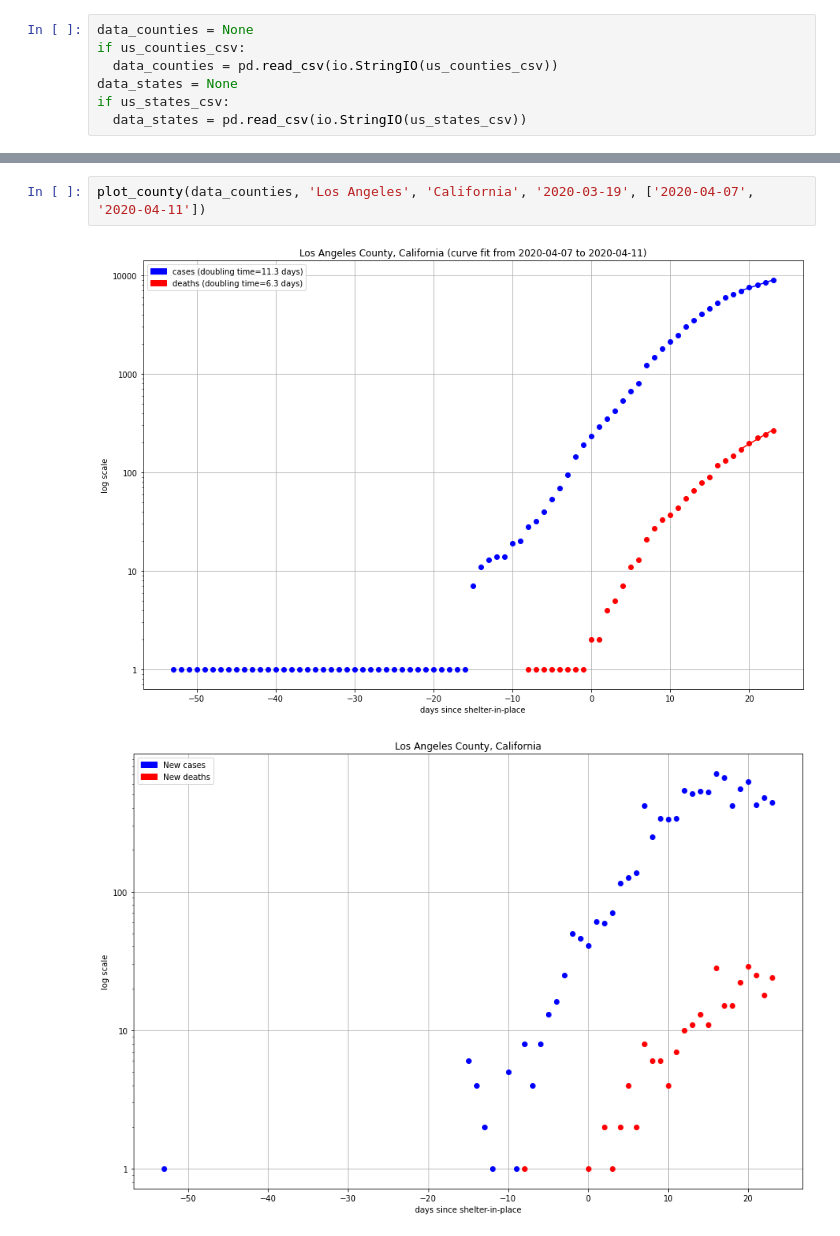
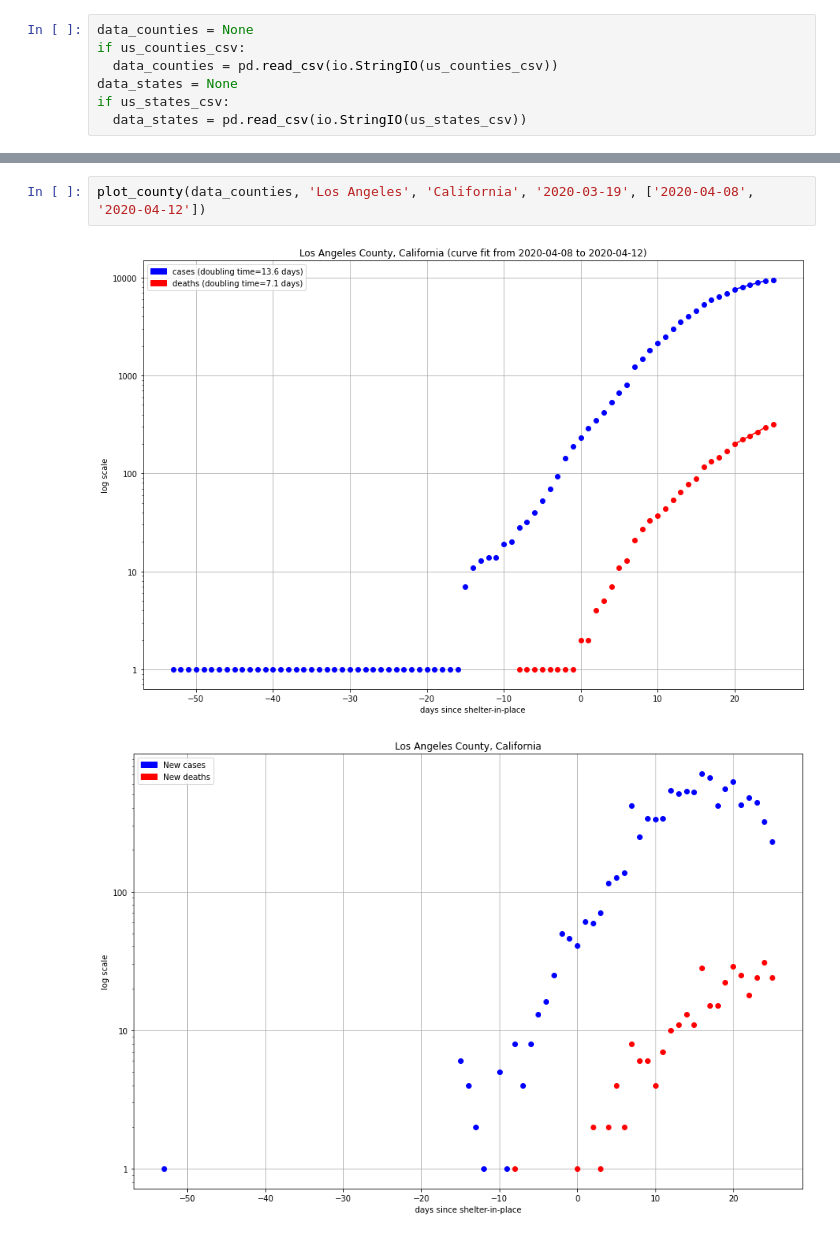
Before and after one commit to trovatore/covid, a Jupyter notebook: Covid.ipynb, the cells around one changed output, grey strips where cells are left out. Drawn from its saved outputs; the diff is of its cells as text.

```diff
--- a/Covid.ipynb
+++ b/Covid.ipynb
@@ -201,5 +201,5 @@ plot_county(data_counties, 'Santa Clara', 'California', '2020-03-17', ['2020-04-
 # %%
-plot_county(data_counties, 'Los Angeles', 'California', '2020-03-19', ['2020-04-07', '2020-04-11'])
+plot_county(data_counties, 'Los Angeles', 'California', '2020-03-19', ['2020-04-08', '2020-04-12'])
 # %% [output]
-[figure, old version]
+[figure, new version]
-[figure, old version]
+[figure, new version]
```
Also changed, not shown: parts of 5 cells of this notebook.
